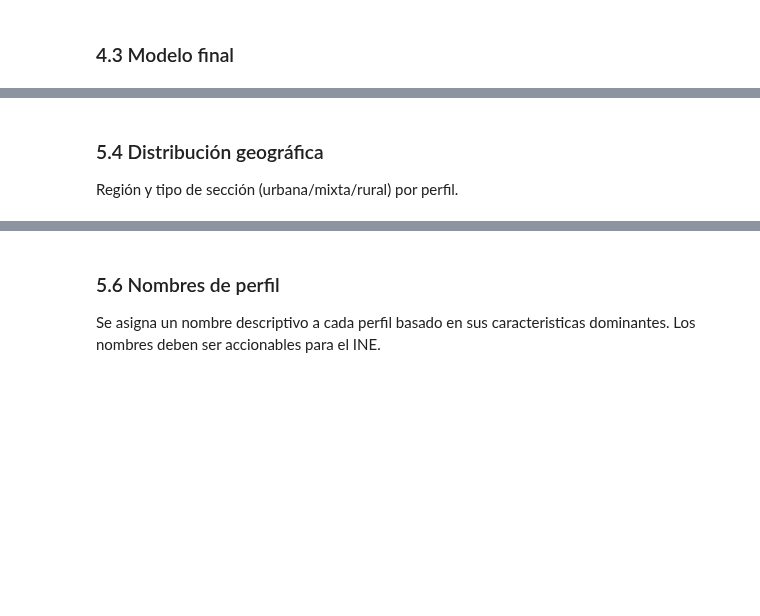
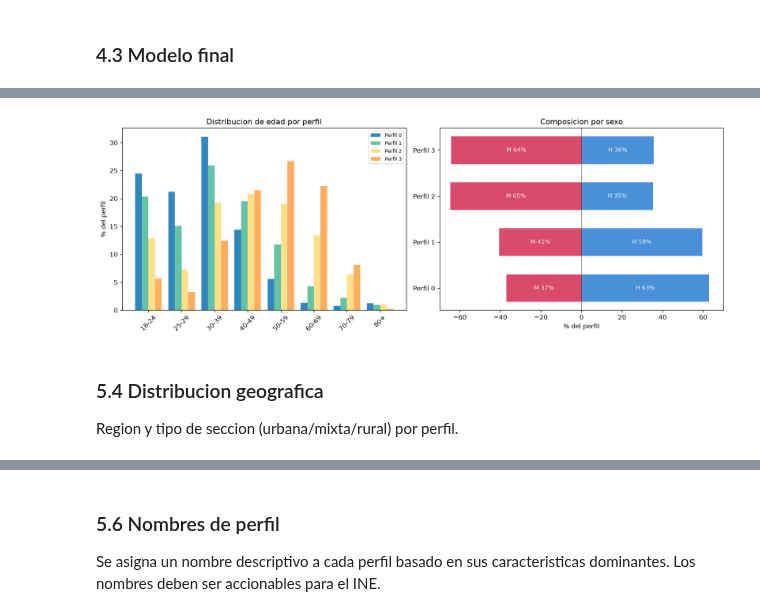
Before and after one commit to GuIsTyping/INE_HACKATHON, a Jupyter notebook: notebooks/04_segmentacion.ipynb, the cells around one changed output, grey strips where cells are left out. Saved outputs shown, nothing was run; the diff lists cells and outputs as text; code cells hidden in the pictures; blank space fills up the shorter version.

```diff
--- a/notebooks/04_segmentacion.ipynb
+++ b/notebooks/04_segmentacion.ipynb
@@ -281,39 +323,41 @@ for p in range(mejor_k):
 df_edad = pd.DataFrame(edad_data)
 
 x = np.arange(len(ETIQUETAS_EDAD))
 width = 0.8 / mejor_k
 for p in range(mejor_k):
     vals = df_edad[df_edad.perfil == p]["pct"].values
     ax.bar(x + p * width, vals, width, color=COLORES_PERFIL[p], label=f"Perfil {p}")
 ax.set_xticks(x + width * (mejor_k - 1) / 2)
 ax.set_xticklabels(ETIQUETAS_EDAD, rotation=45)
 ax.set_ylabel("% del perfil")
-ax.set_title("Distribución de edad por perfil")
+ax.set_title("Distribucion de edad por perfil")
 ax.legend(fontsize=8)
 
 # Sexo
 ax = axes[1]
 for p in range(mejor_k):
     dp = celdas[celdas.perfil == p]
     pct_m = np.average(dp["SEXO"] == 1, weights=dp["peso"]) * 100
     pct_h = 100 - pct_m
     ax.barh(p, pct_h, color="#4a90d9", height=0.6)
     ax.barh(p, -pct_m, color="#d94a6b", height=0.6)
     ax.text(pct_h / 2, p, f"H {pct_h:.0f}%", ha="center", va="center", fontsize=9, color="white")
     ax.text(-pct_m / 2, p, f"M {pct_m:.0f}%", ha="center", va="center", fontsize=9, color="white")
 ax.set_yticks(range(mejor_k))
 ax.set_yticklabels([f"Perfil {p}" for p in range(mejor_k)])
-ax.set_title("Composición por sexo")
+ax.set_title("Composicion por sexo")
 ax.set_xlim(-70, 70)
 ax.axvline(0, color="#333", linewidth=0.5)
 ax.set_xlabel("% del perfil")
 
 plt.tight_layout()
 plt.show()
+# %% [output]
+[figure, added]
 # %% [markdown]
-### 5.4 Distribución geográfica
+### 5.4 Distribucion geografica
 
-Región y tipo de sección (urbana/mixta/rural) por perfil.
+Region y tipo de seccion (urbana/mixta/rural) por perfil.
 # %%
 REGIONES_ORDEN = ["Noroeste", "Noreste", "Occidente", "Centro", "Sur-Sureste"]
 
```
Also changed, not shown: parts of 40 cells of this notebook, 10 other files.
